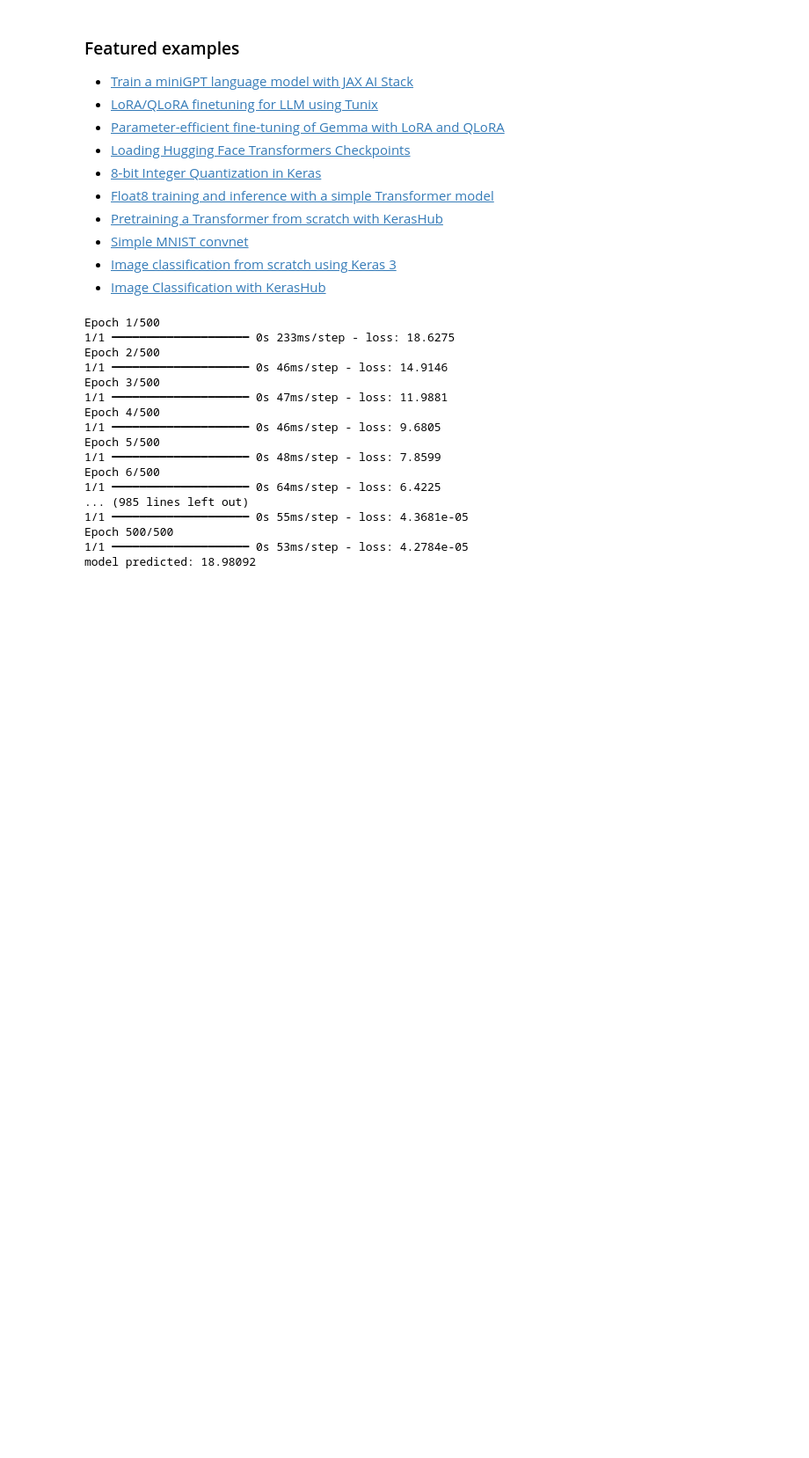
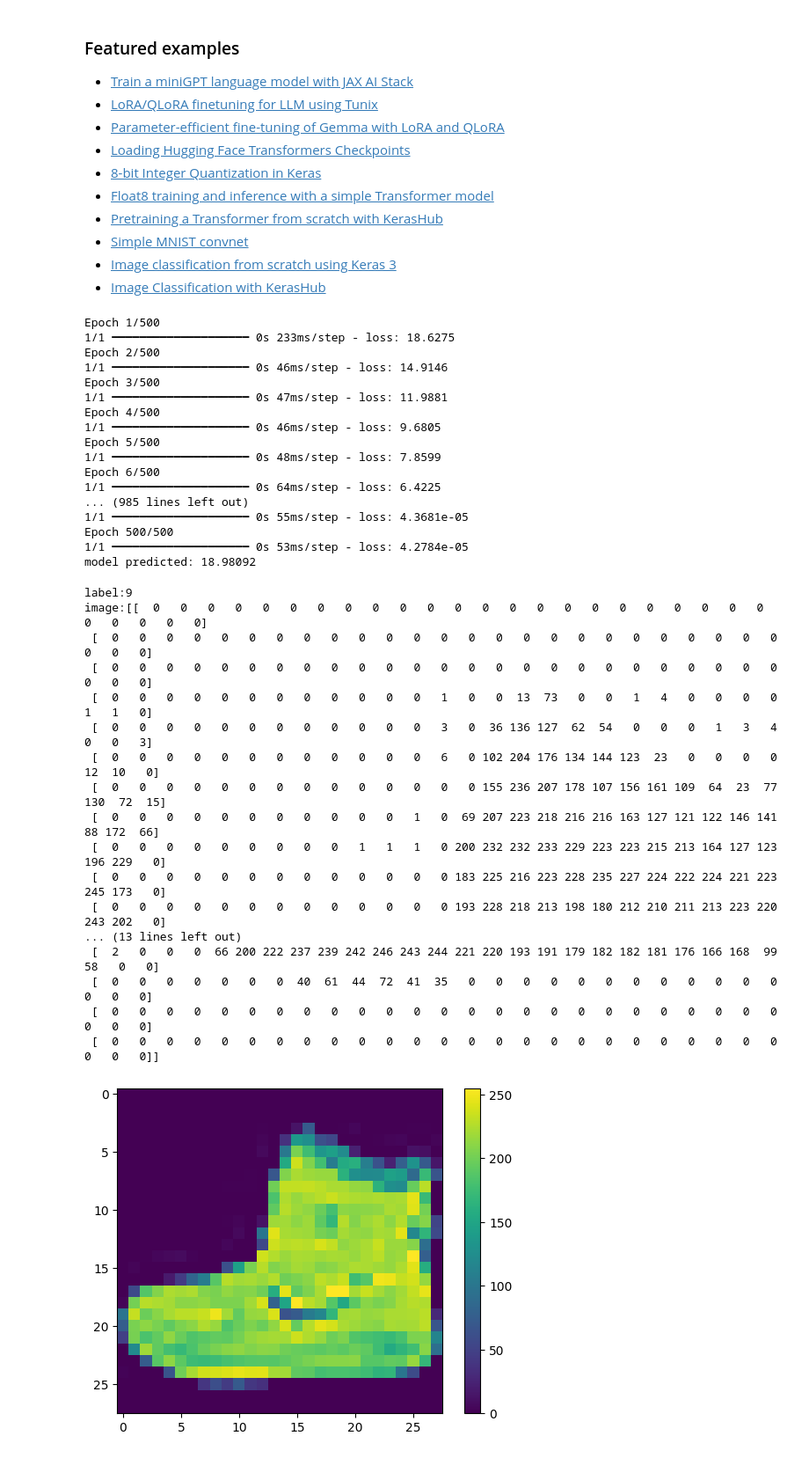
Before and after one commit to palakkhinvasara/Language-Transalation-System, a Jupyter notebook: keras.ipynb, the cells around one changed output. Shown at 88% size. Saved outputs shown, nothing was run; the diff lists cells and outputs as text; code cells hidden in the pictures; blank space fills up the shorter version.

Commit message:
keas classification

```diff
--- a/keras.ipynb
+++ b/keras.ipynb
@@ -235,3 +235,75 @@ Epoch 6/500
 Epoch 500/500
 1/1 ━━━━━━━━━━━━━━━━━━━━ 0s 53ms/step - loss: 4.2784e-05
 model predicted: 18.98092
+# %%
+class myCallback(tf.keras.callbacks.Callback):
+    def on_epoch_end(self, epoch, logs=None):
+        '''
+        Halts the training when the loss falls below 0.4
+
+        Args:
+            epoch (integer) - index of epoch (required but unused in the function definition below)
+            logs (dict) - metric results from the training epoch
+        '''
+
+        # Check the loss
+        if logs['loss'] < 0.4:
+
+            # Stop if threshold is met
+            print("\nLoss is lower than 0.4 so cancelling training!")
+            self.model.stop_training = True
+import numpy as np
+import tensorflow as tf
+import matplotlib.pyplot as plt
+fmnist = tf.keras.datasets.fashion_mnist
+(training_images , training_labels),(test_images,test_labels)=fmnist.load_data()
+index=0
+np.set_printoptions(linewidth=320)
+print(f'label:{training_labels[index]}')
+print(f'image:{training_images[index]}')
+plt.imshow(training_images[index])
+plt.colorbar()
+plt.show()
+
+model=tf.keras.Sequential([
+    tf.keras.Input(shape=(28,28)),
+    tf.keras.layers.Flatten(),
+    tf.keras.layers.Dense(512,activation=tf.nn.relu),
+    tf.keras.layers.Dense(10, activation=tf.nn.softmax)]
+)
+inputs =np.array([[1.0, 3.0, 4.0, 2.0]])
+inputs=tf.convert_to_tensor(inputs)
+print(f'input to softmax:{inputs.numpy()}')
+outputs = tf.keras.activations.softmax(inputs)
+print(f'output of softmax:{outputs.numpy()}')
+sum = tf.reduce_sum(outputs)
+print(f'sum :{sum}')
+prediction=np.argmax(outputs)
+print(f'With highest probabilty :{prediction}')
+model.compile(optimizer= tf.optimizers.Adam(),
+              loss= 'sparse_categorical_crossentropy',
+              metrics=['accuracy'])
+model.fit(training_images,training_labels,epochs=5 ,callbacks=[myCallback()])
+model.evaluate(test_images,test_labels)
+classifications = model.predict(test_images)
+print(classifications[0])
+print(test_labels[0])
+# %% [output]
+label:9
+image:[[  0   0   0   0   0   0   0   0   0   0   0   0   0   0   0   0   0   0   0   0   0   0   0   0   0   0   0   0]
+ [  0   0   0   0   0   0   0   0   0   0   0   0   0   0   0   0   0   0   0   0   0   0   0   0   0   0   0   0]
+ [  0   0   0   0   0   0   0   0   0   0   0   0   0   0   0   0   0   0   0   0   0   0   0   0   0   0   0   0]
+ [  0   0   0   0   0   0   0   0   0   0   0   0   1   0   0  13  73   0   0   1   4   0   0   0   0   1   1   0]
+ [  0   0   0   0   0   0   0   0   0   0   0   0   3   0  36 136 127  62  54   0   0   0   1   3   4   0   0   3]
+ [  0   0   0   0   0   0   0   0   0   0   0   0   6   0 102 204 176 134 144 123  23   0   0   0   0  12  10   0]
+ [  0   0   0   0   0   0   0   0   0   0   0   0   0   0 155 236 207 178 107 156 161 109  64  23  77 130  72  15]
+ [  0   0   0   0   0   0   0   0   0   0   0   1   0  69 207 223 218 216 216 163 127 121 122 146 141  88 172  66]
+ [  0   0   0   0   0   0   0   0   0   1   1   1   0 200 232 232 233 229 223 223 215 213 164 127 123 196 229   0]
+ [  0   0   0   0   0   0   0   0   0   0   0   0   0 183 225 216 223 228 235 227 224 222 224 221 223 245 173   0]
+ [  0   0   0   0   0   0   0   0   0   0   0   0   0 193 228 218 213 198 180 212 210 211 213 223 220 243 202   0]
+... (13 lines left out)
+ [  2   0   0   0  66 200 222 237 239 242 246 243 244 221 220 193 191 179 182 182 181 176 166 168  99  58   0   0]
+ [  0   0   0   0   0   0   0  40  61  44  72  41  35   0   0   0   0   0   0   0   0   0   0   0   0   0   0   0]
+ [  0   0   0   0   0   0   0   0   0   0   0   0   0   0   0   0   0   0   0   0   0   0   0   0   0   0   0   0]
+ [  0   0   0   0   0   0   0   0   0   0   0   0   0   0   0   0   0   0   0   0   0   0   0   0   0   0   0   0]]
+[figure, added]
```
Also changed, not shown: parts of 1 cell of this notebook.
